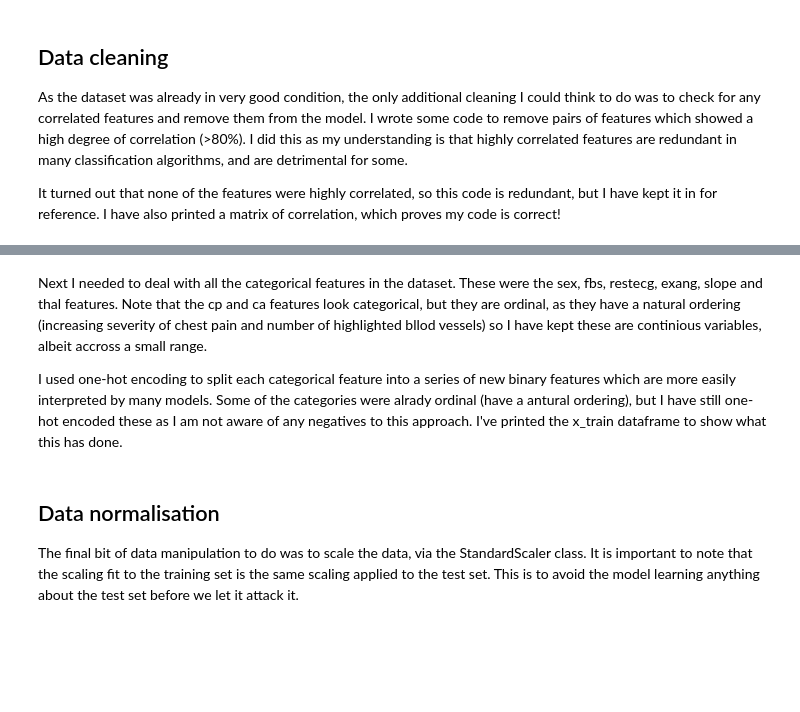
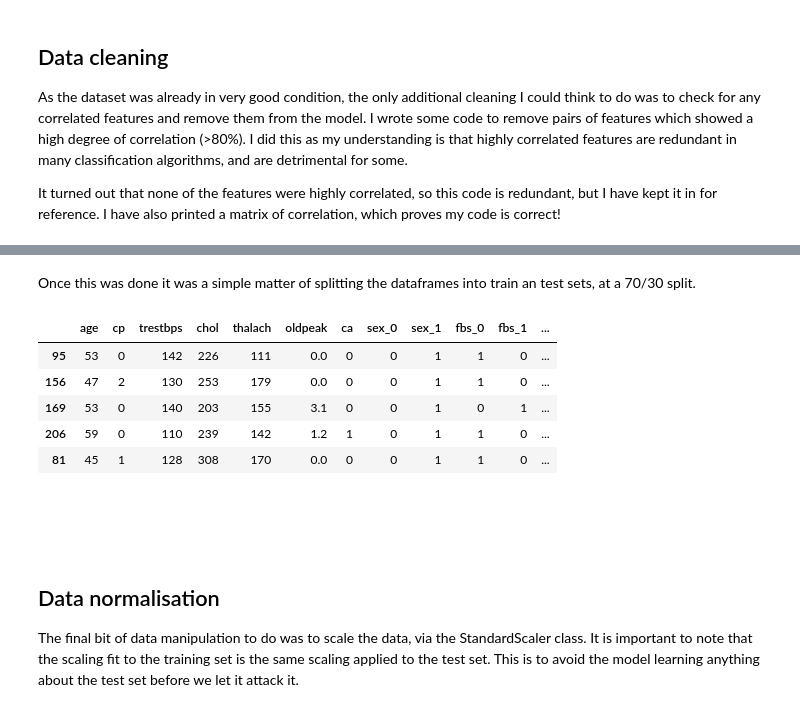
Before and after one commit to ah161652/data_science_projects, a Jupyter notebook: projects/Classification/classification.ipynb, the cells around one changed output, grey strips where cells are left out. Drawn from its saved outputs; the diff is of its cells as text; code cells hidden in the pictures; blank space fills up the shorter version.

```diff
--- a/projects/Classification/classification.ipynb
+++ b/projects/Classification/classification.ipynb
@@ -155,13 +168,22 @@ for i in range(len(cat_features_string)):
     x_temp = pd.get_dummies(cat_features[i], prefix=cat_features_string[i])
     x = x.drop(cat_features_string[i],axis=1)
     x = x.join(x_temp)
+# %% [markdown]
+Once this was done it was a simple matter of splitting the dataframes into train an test sets, at a 70/30 split.
 # %%
 
 x_train, x_test, y_train, y_test = train_test_split(x, y, test_size = 0.3)
-# %% [markdown]
-Next I needed to deal with all the categorical features in the dataset. These were the sex, fbs, restecg, exang, slope and thal features. Note that the cp and ca features look categorical, but they are ordinal, as they have a natural ordering (increasing severity of chest pain and number of highlighted bllod vessels) so I have kept these are continious variables, albeit accross a small range.
-
- I used one-hot encoding to split each categorical feature into a series of new binary features which are more easily interpreted by many models. Some of the categories were alrady ordinal (have a antural ordering), but I have still one-hot encoded these as I am not aware of any negatives to this approach. I've printed the x_train dataframe to show what this has done.
+# %%
+x_train.head()
+# %% [output]
+|  | age | cp | trestbps | chol | thalach | oldpeak | ca | sex_0 | sex_1 | fbs_0 | fbs_1 | ... |
+| 95 | 53 | 0 | 142 | 226 | 111 | 0.0 | 0 | 0 | 1 | 1 | 0 | ... |
+| 156 | 47 | 2 | 130 | 253 | 179 | 0.0 | 0 | 0 | 1 | 1 | 0 | ... |
+| 169 | 53 | 0 | 140 | 203 | 155 | 3.1 | 0 | 0 | 1 | 0 | 1 | ... |
+| 206 | 59 | 0 | 110 | 239 | 142 | 1.2 | 1 | 0 | 1 | 1 | 0 | ... |
+| 81 | 45 | 1 | 128 | 308 | 170 | 0.0 | 0 | 0 | 1 | 1 | 0 | ... |
+# %% [markdown]
+<br/><br/>
 # %% [markdown]
 ## Data normalisation
 The final bit of data manipulation to do was to scale the data, via the StandardScaler class. It is important to note that the scaling fit to the training set is the same scaling applied to the test set. This is to avoid the model learning anything about the test set before we let it attack it.
```
Also changed, not shown: parts of 29 cells of this notebook, 1 other file.
